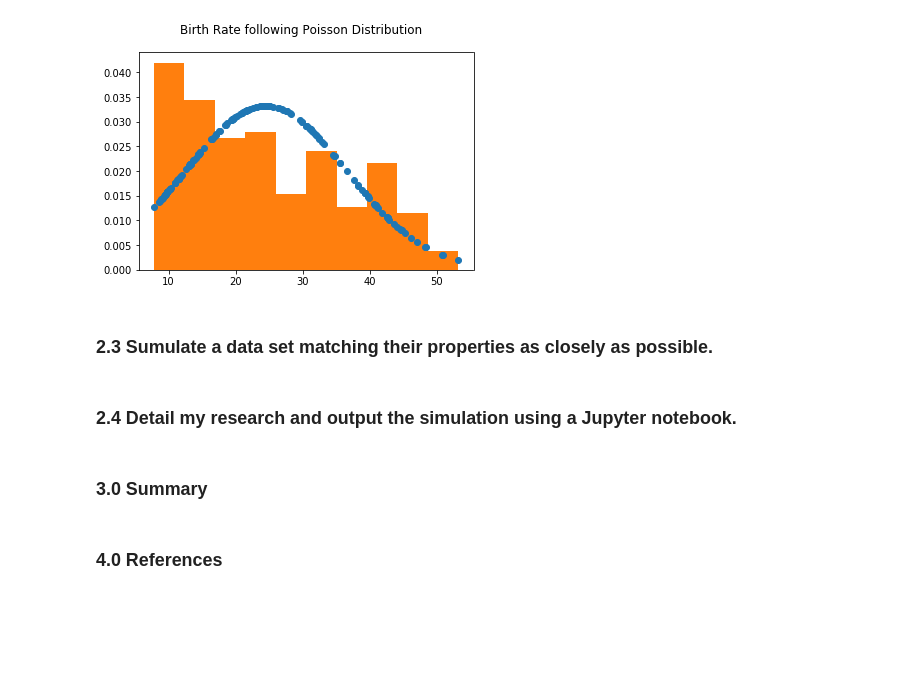
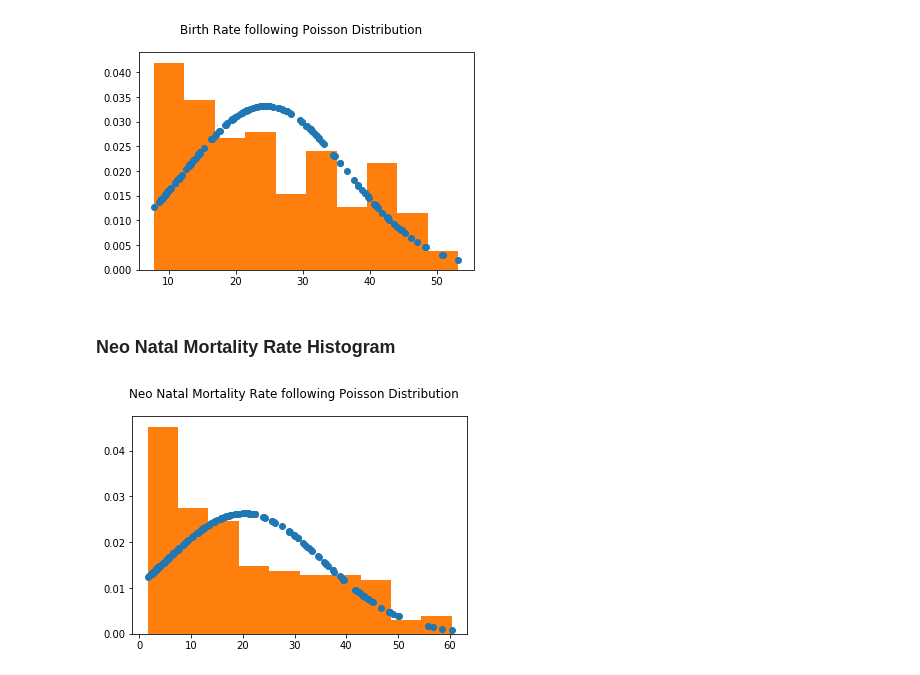
Before and after one commit to shakti230/real-world-phenomenon, a Jupyter notebook: real world phenomenom.ipynb, the cells around one changed output. Drawn from its saved outputs; the diff is of its cells as text; code cells hidden in the pictures; blank space fills up the shorter version.

```diff
--- a/real world phenomenom.ipynb
+++ b/real world phenomenom.ipynb
@@ -189,11 +190,16 @@ plt.suptitle("Birth Rate following Poisson Distribution")
 plt.show()
 # %% [output]
 [figure]
-# %% [markdown]
-### 2.3 Sumulate a data set matching their properties as closely as possible.
-# %% [markdown]
-### 2.4 Detail my research and output the simulation using a Jupyter notebook.
-# %% [markdown]
-### 3.0 Summary
-# %% [markdown]
-### 4.0 References
+# %% [markdown]
+### Neo Natal Mortality Rate Histogram
+# %%
+# predefined_data_2000['population']=predefined_data_2000.loc[:,'population'] * 1000
+fit = stats.norm.pdf(predefined_data_2000['neonat_mortal_rate'].tolist(), np.mean(predefined_data_2000['neonat_mortal_rate'].tolist()), np.std(predefined_data_2000['neonat_mortal_rate'].tolist()))  #this is a fitting indeed
+
+plt.plot(predefined_data_2000['neonat_mortal_rate'].tolist(),fit,'o')
+
+plt.hist(predefined_data_2000['neonat_mortal_rate'].tolist(),normed=True)
+plt.suptitle("Neo Natal Mortality Rate following Poisson Distribution")
+plt.show()
+# %% [output]
+[figure, added]
```
Also changed, not shown: parts of 39 cells of this notebook.
